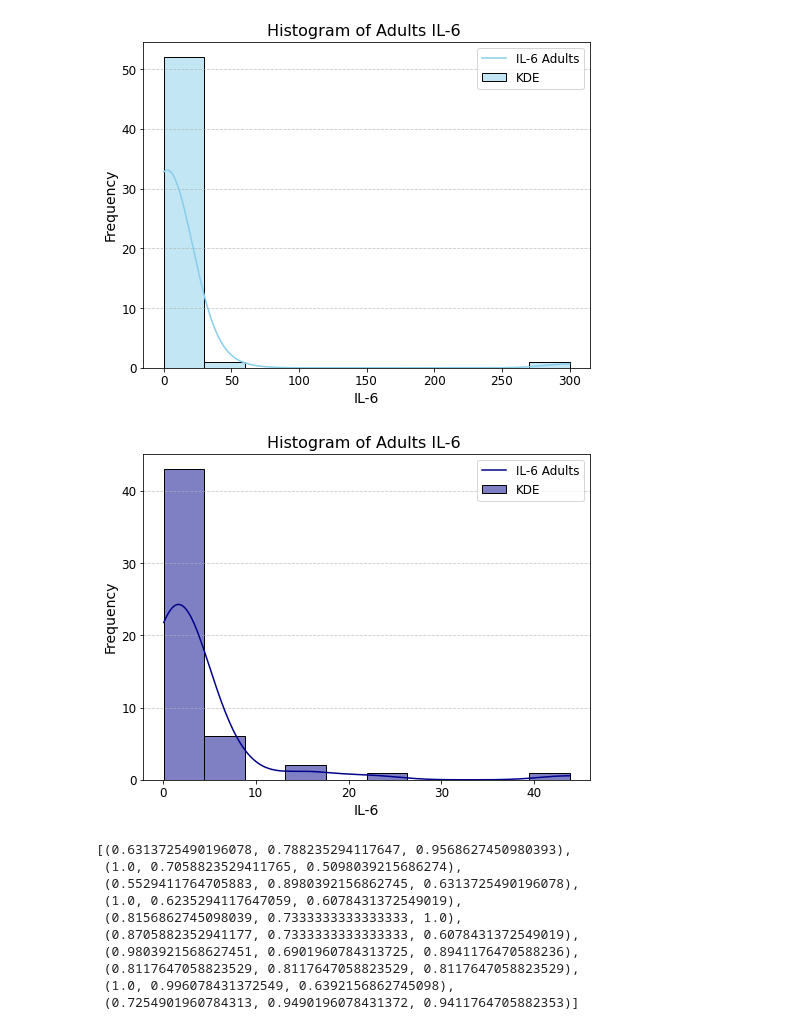
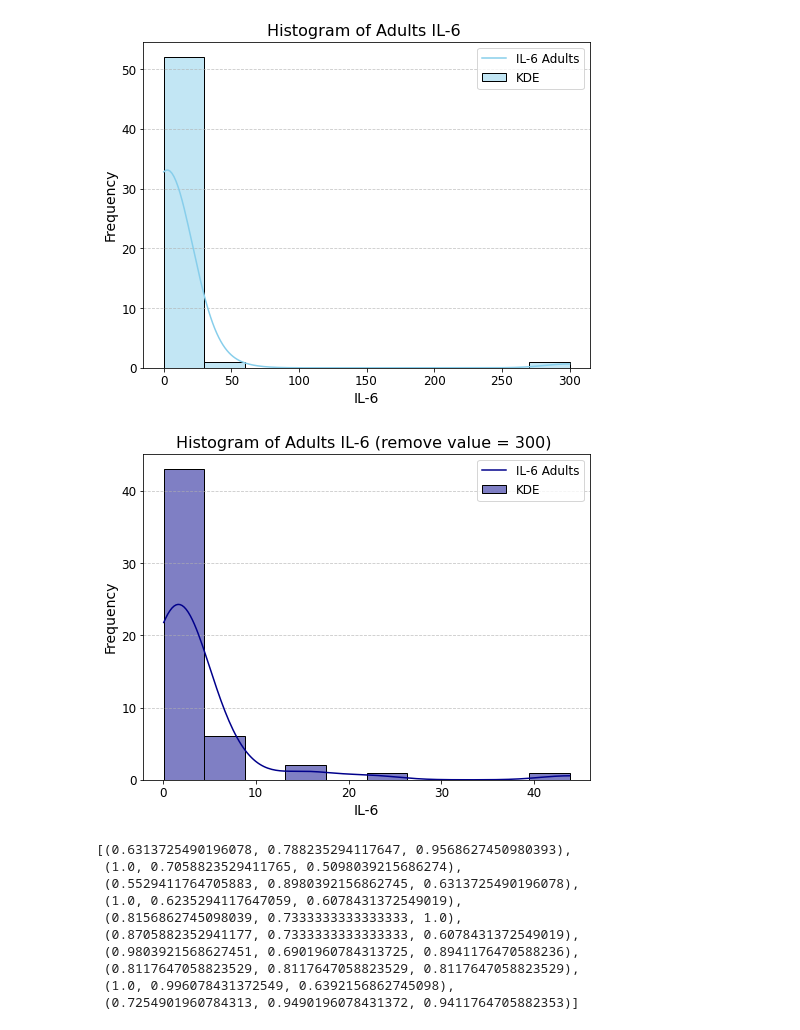
Before and after one commit to kgaydukova/SLE_model, a Jupyter notebook: SLE_IFN_IL.ipynb, the cells around one changed output. Saved outputs shown, nothing was run; the diff lists cells and outputs as text; code cells hidden in the pictures.

```diff
--- a/SLE_IFN_IL.ipynb
+++ b/SLE_IFN_IL.ipynb
@@ -291,28 +291,28 @@ plt.show()
 # %%
 # Delete the value 300 from the array
 IL6_class1_without_300 = np.delete(IL6_class1, np.where(IL6_class1 == 300))
 
 # Create a histogram
 # Set a custom color palette for seaborn
 sns.set_palette("pastel")
 
 # Create a histogram with seaborn style
 plt.figure(figsize=(8, 6))  # Adjust figure size
 sns.histplot(IL6_class1_without_300, bins=10, kde=True, color='darkblue', edgecolor='black')
-plt.title('Histogram of Adults IL-6 ', fontsize=16)
+plt.title('Histogram of Adults IL-6 (remove value = 300) ', fontsize=16)
 plt.xlabel('IL-6', fontsize=14)
 plt.ylabel('Frequency', fontsize=14)
 plt.xticks(fontsize=12)
 plt.yticks(fontsize=12)
 
 # Add a grid for readability
 plt.grid(axis='y', linestyle='--', alpha=0.7)
 
 # Add a legend for the kernel density estimate (KDE)
 plt.legend(['IL-6 Adults', 'KDE'], fontsize=12)
 plt.show()
 # %% [output]
-[figure, old version]
+[figure, new version]
 # %%
 sns.color_palette("pastel")
 # %% [output]
```
Also changed, not shown: parts of 1 cell of this notebook, 1 other file.
